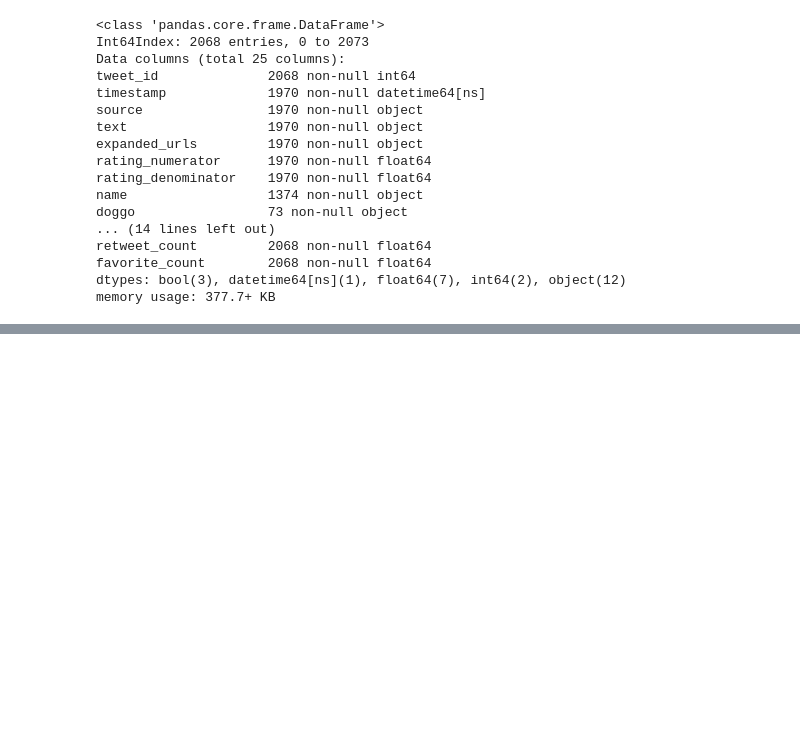
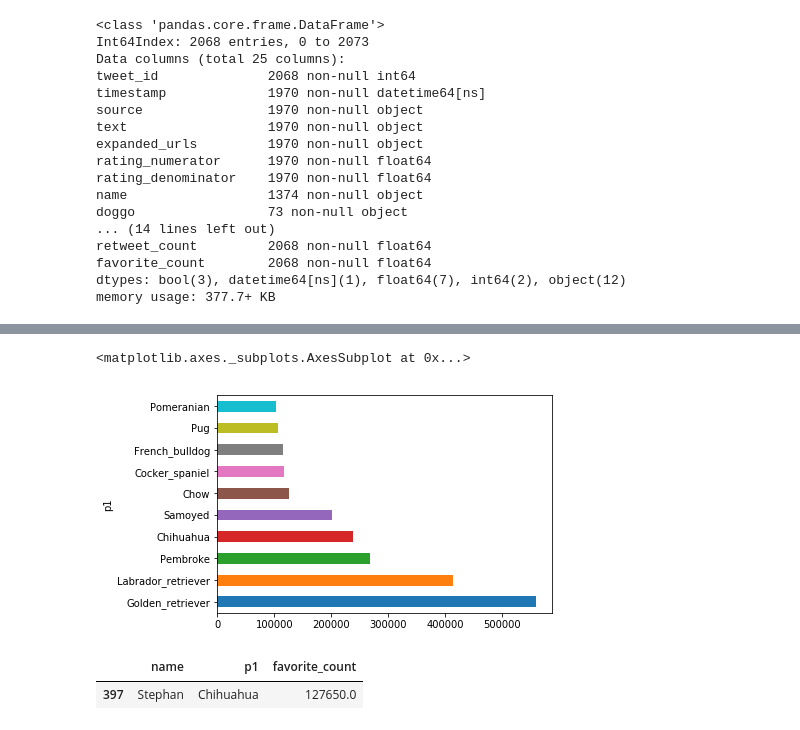
Before and after one commit to geocarvalho/python-ds, a Jupyter notebook: DS-fundations-2/data-wrangling/project/wrangle_act.ipynb, the cells around one changed output, grey strips where cells are left out. Cells and saved outputs as stored; diff of their text form; code cells hidden in the pictures; blank space fills up the shorter version.

```diff
--- a/DS-fundations-2/data-wrangling/project/wrangle_act.ipynb
+++ b/DS-fundations-2/data-wrangling/project/wrangle_act.ipynb
@@ -8,7 +8,7 @@ import json
 # Gathering data
 # %%
 # Open twitter data
-twitter_df = pd.read_csv('twitter-archive-enhanced.csv')
+twitter_df = pd.read_csv('twitter_archive_enhanced.csv')
 # %%
 twitter_df.head()
 # %% [output]
@@ -434,0 +403,16 @@ att_twitter_json
+# %%
+# Which predicted dog breed had more retweets?
+%matplotlib inline
+dogs_breed_retweets = twitter_archive_master.groupby('p1')['retweet_count'].agg('sum').sort_values(ascending=False)
+dogs_breed_retweets.head(10).plot.barh()
+# %% [output]
+<matplotlib.axes._subplots.AxesSubplot at 0x...>
+[figure, added]
+# %%
+# Wich dog had more favorite count?
+favorite_dog = twitter_archive_master[~twitter_archive_master.name.isnull()]
+favorite_dog = favorite_dog[favorite_dog.favorite_count == favorite_dog.favorite_count.max()][['name', 'p1', 'favorite_count']]
+favorite_dog
+# %% [output]
+|  | name | p1 | favorite_count |
+| 397 | Stephan | Chihuahua | 127650.0 |
```
Also changed, not shown: parts of 7 cells of this notebook, 1 other file.
